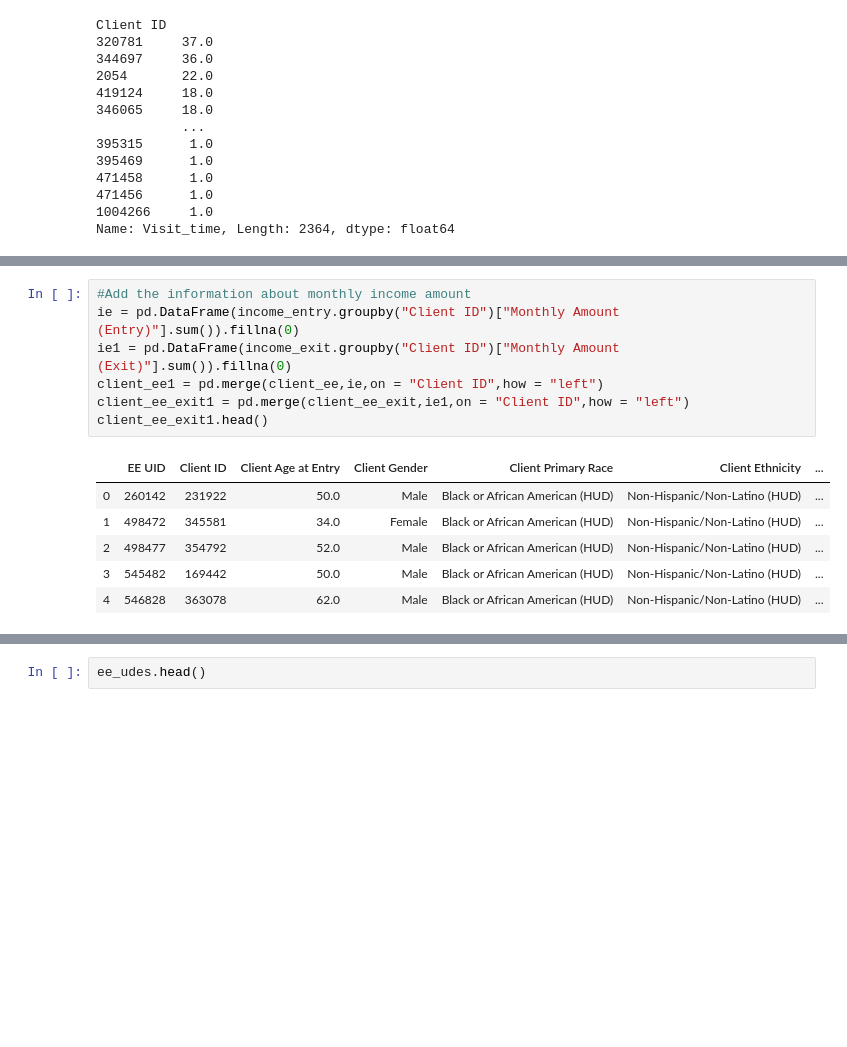
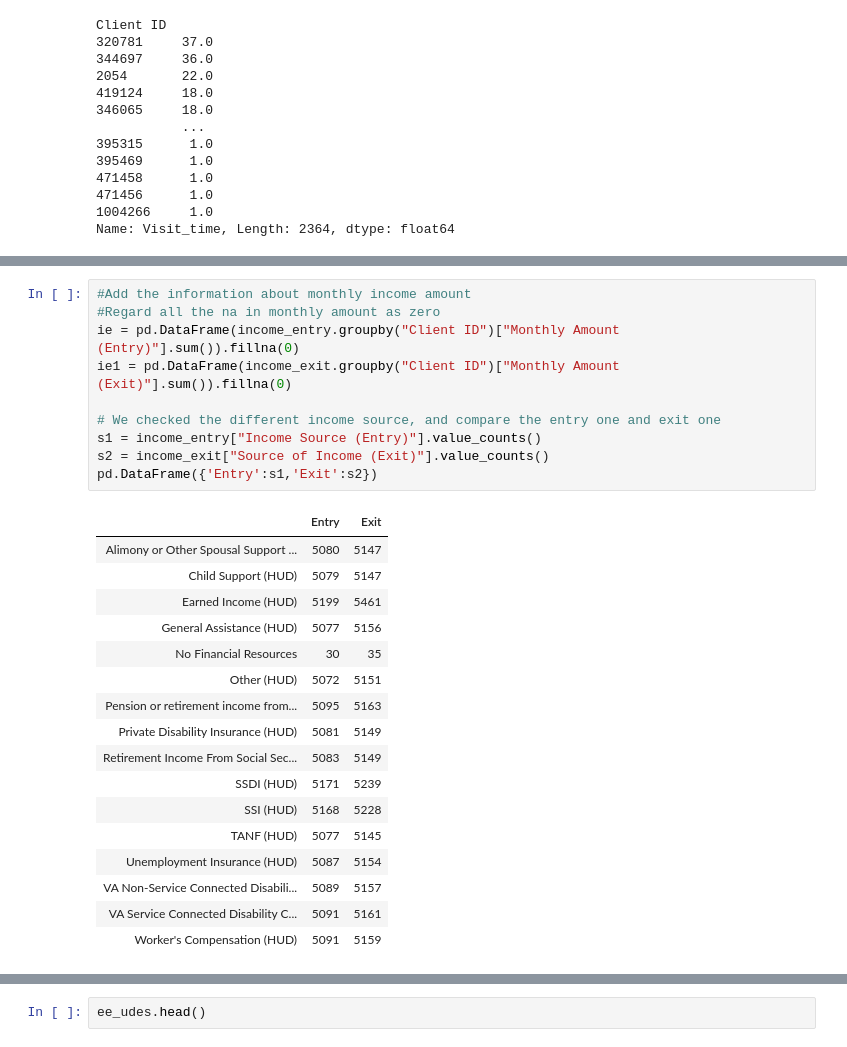
Before and after one commit to CHENGHAO-WANG/bios611-projects-fall-2019-lcw68, a Jupyter notebook: project_3/scripts/Proj3_wrangling.ipynb, the cells around one changed output, grey strips where cells are left out. Saved outputs shown, nothing was run; the diff lists cells and outputs as text; blank space fills up the shorter version.

```diff
--- a/project_3/scripts/Proj3_wrangling.ipynb
+++ b/project_3/scripts/Proj3_wrangling.ipynb
@@ -127,14 +199,28 @@ client_ee_exit.head()
 # %%
 #Add the information about monthly income amount
+#Regard all the na in monthly amount as zero
 ie = pd.DataFrame(income_entry.groupby("Client ID")["Monthly Amount (Entry)"].sum()).fillna(0)
 ie1 = pd.DataFrame(income_exit.groupby("Client ID")["Monthly Amount (Exit)"].sum()).fillna(0)
-client_ee1 = pd.merge(client_ee,ie,on = "Client ID",how = "left")
-client_ee_exit1 = pd.merge(client_ee_exit,ie1,on = "Client ID",how = "left")
-client_ee_exit1.head()
+
+# We checked the different income source, and compare the entry one and exit one
+s1 = income_entry["Income Source (Entry)"].value_counts()
+s2 = income_exit["Source of Income (Exit)"].value_counts()
+pd.DataFrame({'Entry':s1,'Exit':s2})
 # %% [output]
-|  | EE UID | Client ID | Client Age at Entry | Client Gender | Client Primary Race | Client Ethnicity | ... |
-| 0 | 260142 | 231922 | 50.0 | Male | Black or African American (HUD) | Non-Hispanic/Non-Latino (HUD) | ... |
-| 1 | 498472 | 345581 | 34.0 | Female | Black or African American (HUD) | Non-Hispanic/Non-Latino (HUD) | ... |
-| 2 | 498477 | 354792 | 52.0 | Male | Black or African American (HUD) | Non-Hispanic/Non-Latino (HUD) | ... |
-| 3 | 545482 | 169442 | 50.0 | Male | Black or African American (HUD) | Non-Hispanic/Non-Latino (HUD) | ... |
-| 4 | 546828 | 363078 | 62.0 | Male | Black or African American (HUD) | Non-Hispanic/Non-Latino (HUD) | ... |
+|  | Entry | Exit |
+| Alimony or Other Spousal Support ... | 5080 | 5147 |
+| Child Support (HUD) | 5079 | 5147 |
+| Earned Income (HUD) | 5199 | 5461 |
+| General Assistance (HUD) | 5077 | 5156 |
+| No Financial Resources | 30 | 35 |
+| Other (HUD) | 5072 | 5151 |
+| Pension or retirement income from... | 5095 | 5163 |
+| Private Disability Insurance (HUD) | 5081 | 5149 |
+| Retirement Income From Social Sec... | 5083 | 5149 |
+| SSDI (HUD) | 5171 | 5239 |
+| SSI (HUD) | 5168 | 5228 |
+| TANF (HUD) | 5077 | 5145 |
+| Unemployment Insurance (HUD) | 5087 | 5154 |
+| VA Non-Service Connected Disabili... | 5089 | 5157 |
+| VA Service Connected Disability C... | 5091 | 5161 |
+| Worker's Compensation (HUD) | 5091 | 5159 |
```
Also changed, not shown: parts of 17 cells of this notebook, 3 other files.
